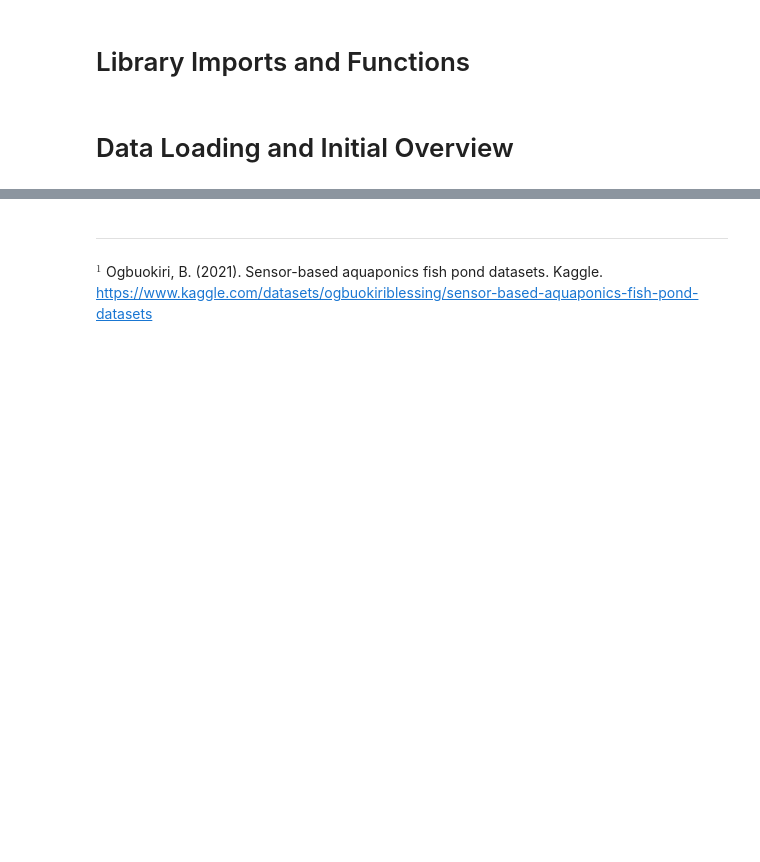
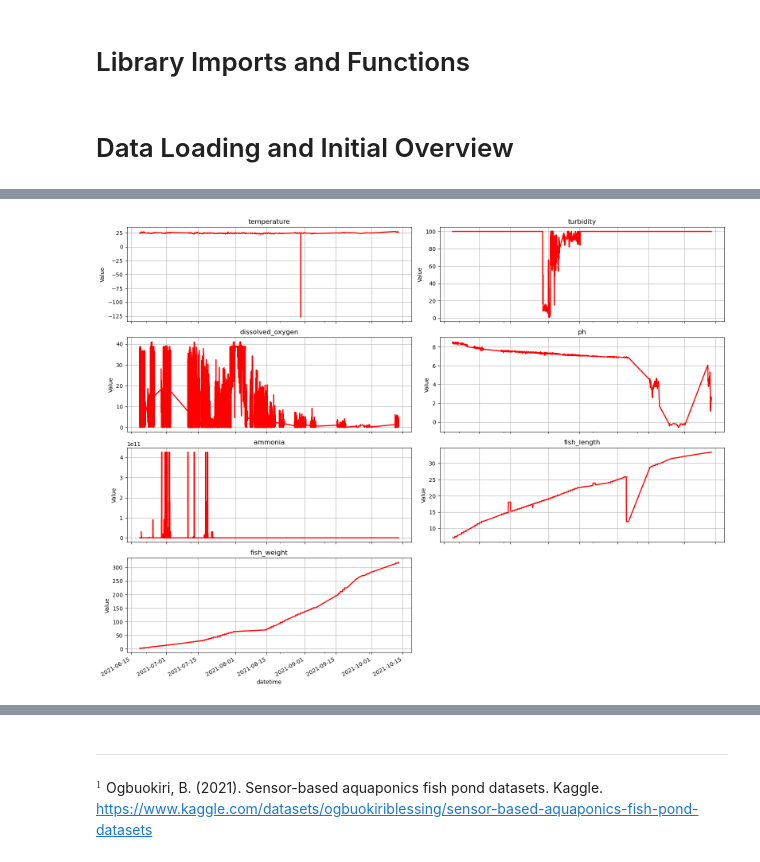
Before and after one commit to apadin-usd/AAI-530-04-Final-Project-Group-4, a Jupyter notebook: notebook/IoT-Based Aquaponics Fish Pond System.ipynb, the cells around one changed output, grey strips where cells are left out. Saved outputs shown, nothing was run; the diff lists cells and outputs as text; code cells hidden in the pictures; blank space fills up the shorter version.

```diff
--- a/notebook/IoT-Based Aquaponics Fish Pond System.ipynb
+++ b/notebook/IoT-Based Aquaponics Fish Pond System.ipynb
@@ -95,0 +190,22 @@ dtype: object
+# %%
+# set grid and size
+fig, axes = plt.subplots(nrows=4, ncols=2, figsize=(16, 12), sharex=True)
+
+# flatten axes for easy iteration
+axes = axes.flatten()
+
+# create subplots for each variables
+for i, col in enumerate(vars):
+    pond1[col].plot(ax=axes[i], title=col, linewidth=2, color='red')
+    axes[i].set_ylabel("Value")
+    axes[i].grid(True)  # add grid for better readability
+
+# remove any unused subplots
+for j in range(i + 1, len(axes)):
+    fig.delaxes(axes[j])
+
+# adjusts spacing
+plt.tight_layout()
+plt.show()
+# %% [output]
+[figure, added]
```
Also changed, not shown: parts of 34 cells of this notebook.
